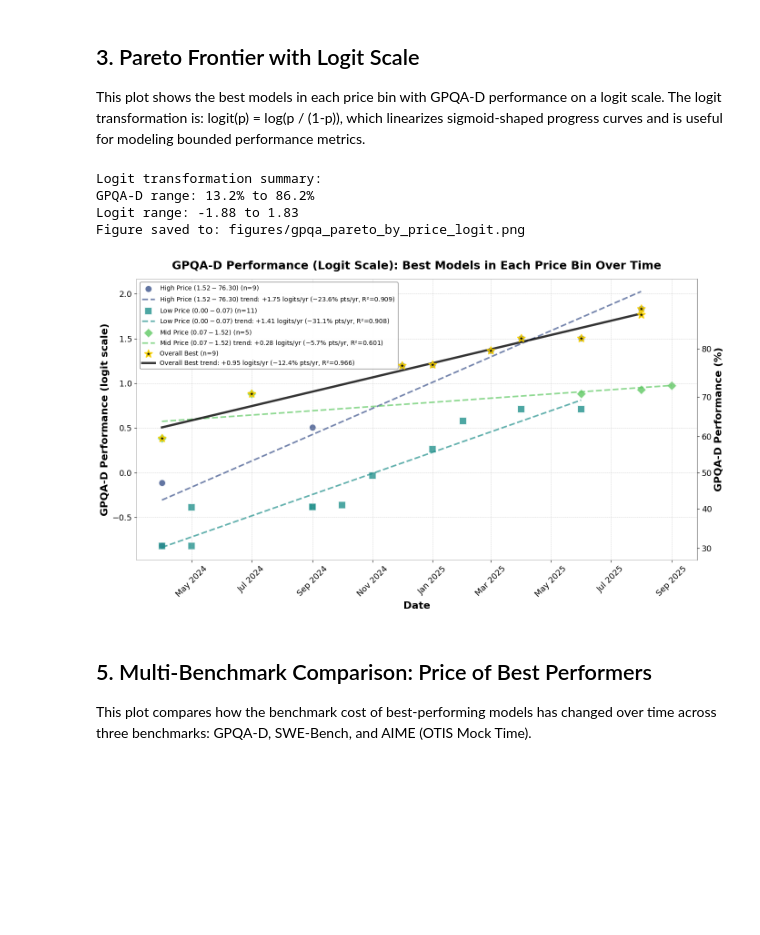
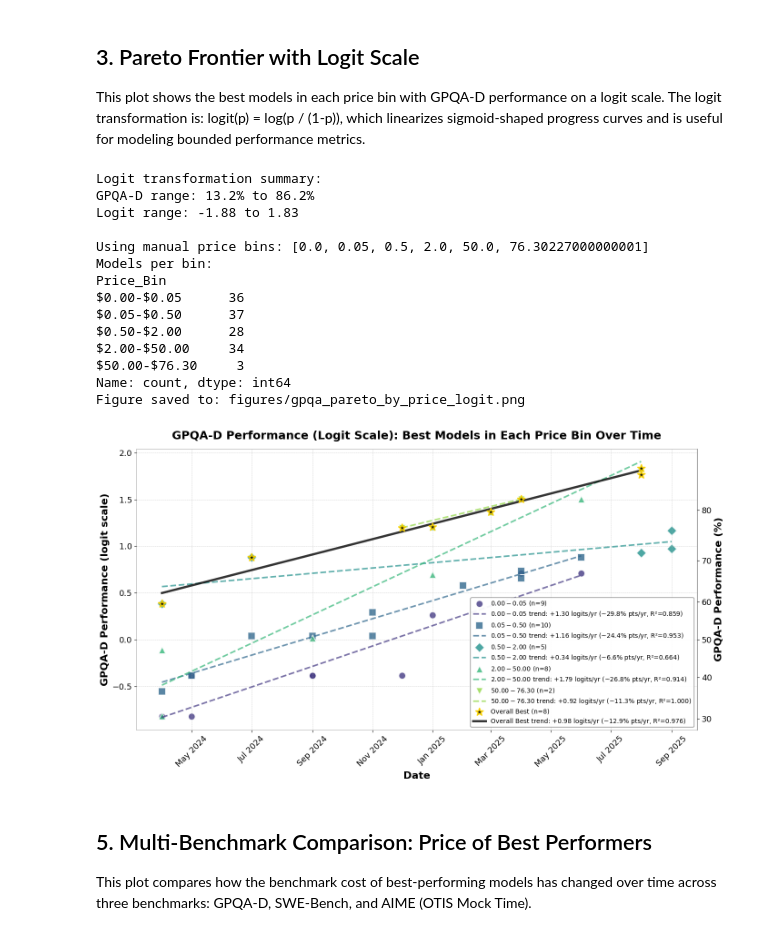
Before and after one commit to hansgundlach/Algorithmic_Progress_Inference, a Jupyter notebook: gpqa_performance_by_price.ipynb, the cells around one changed output. Cells and saved outputs as stored; diff of their text form; code cells hidden in the pictures; blank space fills up the shorter version.

```diff
--- a/gpqa_performance_by_price.ipynb
+++ b/gpqa_performance_by_price.ipynb
@@ -695,18 +695,27 @@ print(f"GPQA-D range: {df_clean['GPQA_D'].min():.1f}% to {df_clean['GPQA_D'].max
 print(f"Logit range: {df_clean['GPQA_D_logit'].min():.2f} to {df_clean['GPQA_D_logit'].max():.2f}")
 
 
-def plot_pareto_frontier_logit(df, min_date=None, save_path=None):
+def plot_pareto_frontier_logit(df, min_date=None, save_path=None, price_bin_edges=None):
     """
     Plot GPQA-D performance (logit scale) over time for best models in each price bin.
     Only shows models that achieved better performance than any previous model in that bin.
+
+    Parameters:
+    -----------
+    df : DataFrame
+        DataFrame with columns: Model, Release Date, GPQA_D, Price, GPQA_D_logit
+    min_date : datetime or str, optional
+        Minimum date to filter data
+    save_path : str, optional
+        Path to save the figure
+    price_bin_edges : list or None, optional
+        Manual price bin edges. If provided, should be a list of price values defining bin boundaries.
+        Example: [0.0, 0.1, 1.0, 10.0, 100.0] creates 4 bins: [0-0.1), [0.1-1.0), [1.0-10.0), [10.0-100.0]
+        If None, uses existing 'Price_Bin' column from dataframe
     """
     fig, ax = plt.subplots(figsize=(14, 8), dpi=100)
     fig.patch.set_facecolor('white')
     ax.set_facecolor('white')
-
-    # Color palette
-    palette = sns.color_palette("viridis", n_colors=3)
-    markers = ['o', 's', 'D']
 
     df_work = df.copy()
 
@@ -715,6 +724,39 @@ def plot_pareto_frontier_logit(df, min_date=None, save_path=None):
         if isinstance(min_date, str):
             min_date = pd.to_datetime(min_date)
         df_work = df_work[df_work['Release Date'] >= min_date]
+
+    # Create price bins if manual edges provided
+    if price_bin_edges is not None:
+        # Ensure bins include the full range
+        min_price = df_work['Price'].min()
+        max_price = df_work['Price'].max()
+        bin_edges = sorted(price_bin_edges)
+
+        # Extend bins to cover full range if needed
+        if bin_edges[0] > min_price:
+            bin_edges.insert(0, min_price)
+        if bin_edges[-1] < max_price:
+            bin_edges.append(max_price)
+
+        # Create bin labels
+        bin_labels = []
+        for i in range(len(bin_edges) - 1):
+            bin_labels.append(f'${bin_edges[i]:.2f}-${bin_edges[i+1]:.2f}')
+
+        # Assign bins
+        df_work['Price_Bin'] = pd.cut(df_work['Price'], bins=bin_edges, labels=bin_labels, include_lowest=True)
+
+        print(f"\nUsing manual price bins: {bin_edges}")
+        print(f"Models per bin:\n{df_work['Price_Bin'].value_counts().sort_index()}")
+
+    # Check if Price_Bin column exists
+    if 'Price_Bin' not in df_work.columns:
+        raise ValueError("'Price_Bin' column not found in dataframe. Either provide price_bin_edges or ensure dataframe has 'Price_Bin' column.")
+
+    # Determine number of bins for color palette
+    n_bins = len(df_work['Price_Bin'].dropna().unique())
+    palette = sns.color_palette("viridis", n_colors=max(n_bins, 3))
+    markers = ['o', 's', 'D', '^', 'v', '<', '>', 'p', '*', 'h', 'H', 'X']
 
     # Sort by date
     df_work = df_work.sort_values('Release Date')
@@ -790,8 +832,10 @@ def plot_pareto_frontier_logit(df, min_date=None, save_path=None):
             )
 
     # Add overall best (regardless of price) line
+    # Stricter definition: strictly better than all previous models
     df_work_sorted = df_work.sort_values('Release Date')
-    df_work_sorted['Is_Overall_Best'] = df_work_sorted['GPQA_D'].cummax() == df_work_sorted['GPQA_D']
+    prev_best = df_work_sorted['GPQA_D'].cummax().shift(1).fillna(-np.inf)
+    df_work_sorted['Is_Overall_Best'] = df_work_sorted['GPQA_D'] > prev_best
     overall_best = df_work_sorted[df_work_sorted['Is_Overall_Best']].copy()
 
     if len(overall_best) > 0:
@@ -863,35 +907,48 @@ def plot_pareto_frontier_logit(df, min_date=None, save_path=None):
     ax.grid(True, which='major', linestyle='--', linewidth=0.5, alpha=0.7)
     ax.legend(loc='best', fontsize=10, frameon=True, fancybox=True,
               framealpha=0.95, edgecolor='gray')
 
     ax.tick_params(axis='both', which='major', labelsize=13)
     ax2.tick_params(axis='y', which='major', labelsize=13)
 
     for spine in ax.spines.values():
         spine.set_visible(True)
         spine.set_color('gray')
         spine.set_linewidth(0.5)
 
     plt.tight_layout()
 
     if save_path:
         plt.savefig(save_path, dpi=300, bbox_inches='tight')
         print(f"Figure saved to: {save_path}")
 
     plt.show()
 
 # Create the plot
+# To use manual bins, pass price_bin_edges parameter:
+# Example: price_bin_edges=[0.0, 0.05, 0.5, 5.0, 50.0] creates 4 bins
 plot_pareto_frontier_logit(
     df_clean,
     min_date=datetime(2024, 4, 1),
-    save_path='figures/gpqa_pareto_by_price_logit.png'
+    save_path='figures/gpqa_pareto_by_price_logit.png',
+    price_bin_edges=[0.0, 0.05, 0.5, 2.0, 50.0]  # Uncomment to use manual bins
 )
 # %% [output]
 Logit transformation summary:
 GPQA-D range: 13.2% to 86.2%
 Logit range: -1.88 to 1.83
+
+Using manual price bins: [0.0, 0.05, 0.5, 2.0, 50.0, 76.30227000000001]
+Models per bin:
+Price_Bin
+$0.00-$0.05      36
+$0.05-$0.50      37
+$0.50-$2.00      28
+$2.00-$50.00     34
+$50.00-$76.30     3
+Name: count, dtype: int64
 Figure saved to: figures/gpqa_pareto_by_price_logit.png
-[figure, old version]
+[figure, new version]
 # %% [markdown]
 ## 5. Multi-Benchmark Comparison: Price of Best Performers
 
```
Also changed, not shown: parts of 1 cell of this notebook, 4 other files.
